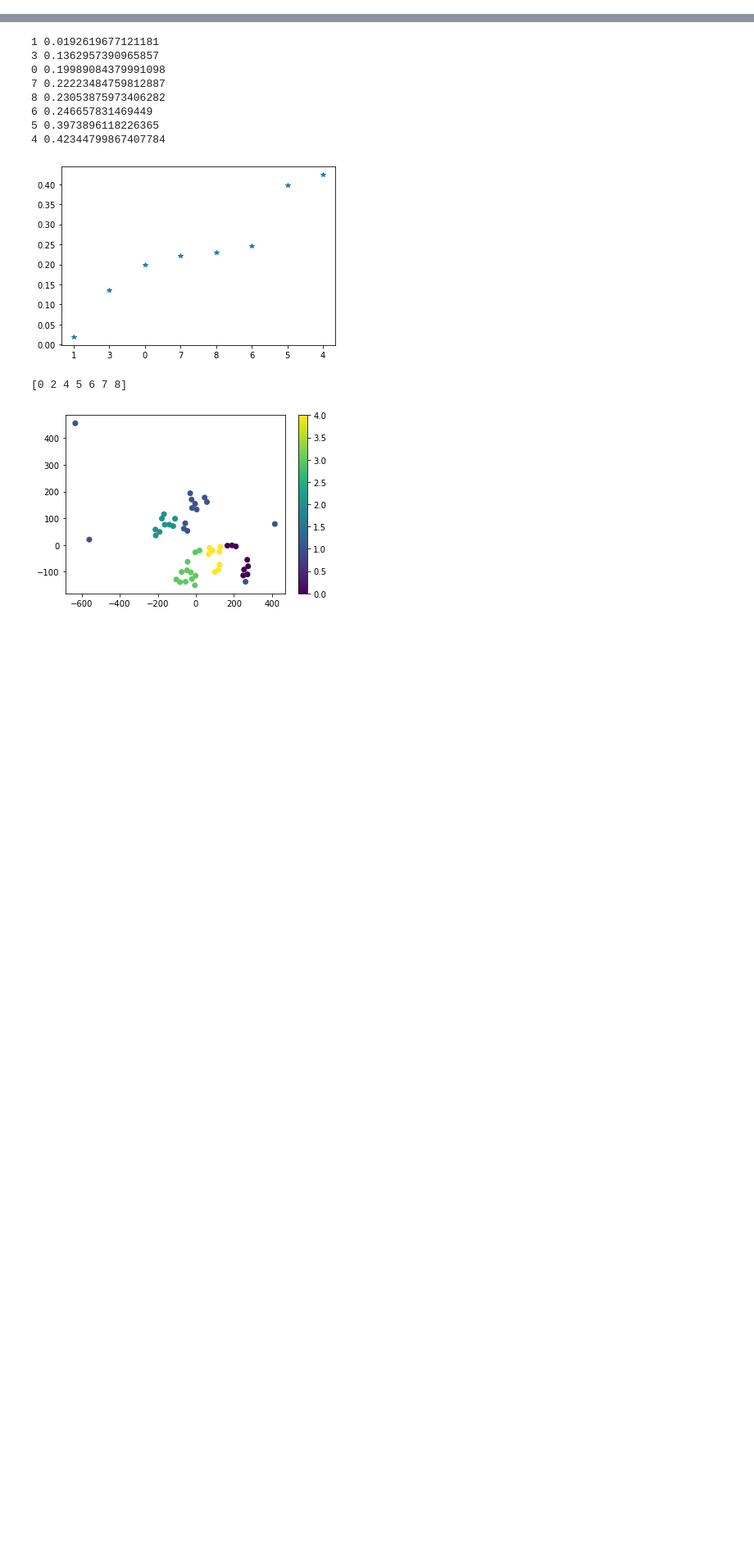
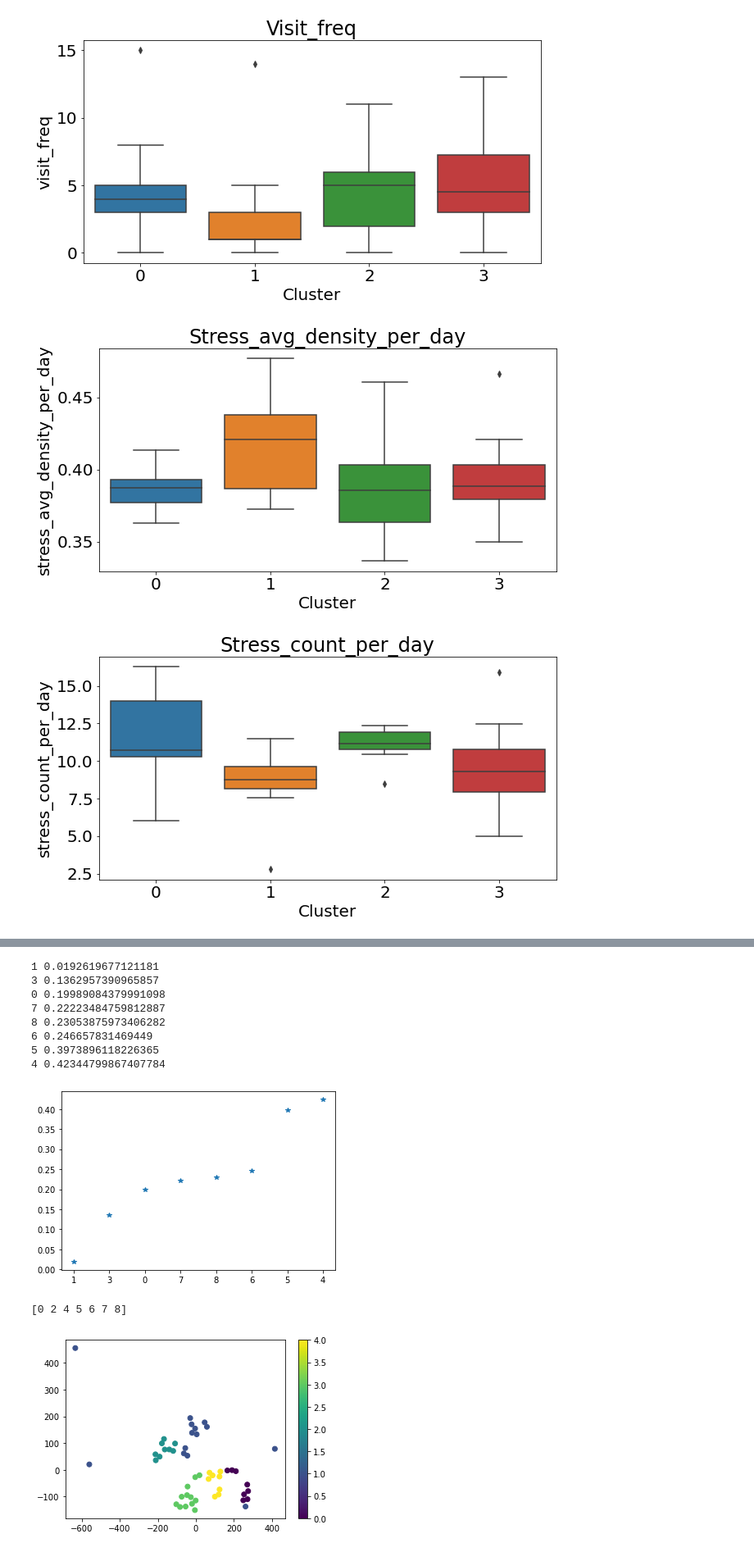
Before and after one commit to aungkonazim/mrisk, a Jupyter notebook: preprocess_event_encoded_data.ipynb, the cells around one changed output, grey strips where cells are left out. Shown at 82% size. Drawn from its saved outputs; the diff is of its cells as text; code cells hidden in the pictures; blank space fills up the shorter version.

```diff
--- a/preprocess_event_encoded_data.ipynb
+++ b/preprocess_event_encoded_data.ipynb
@@ -336,0 +334,20 @@ df_seq.head()
+# %%
+# xxx.shape,len(index_of_features_kept),
+
+df = pd.DataFrame(xxx,columns=[feature_names[i] for i in index_of_features_kept])
+# %%
+df['label'] = y
+# %%
+import matplotlib.pyplot as plt
+import seaborn as sns
+f_names = [feature_names[i] for i in index_of_features_kept]
+for f in f_names:
+    plt.figure(figsize=(10,5))
+    sns.boxplot(x='label',y=f,data=df)
+    plt.title(f.capitalize())
+    plt.xlabel('Cluster')
+    plt.show()
+# %% [output]
+[figure, added]
+[figure, added]
+[figure, added]
```
Also changed, not shown: parts of 15 cells of this notebook, 10 other files.
